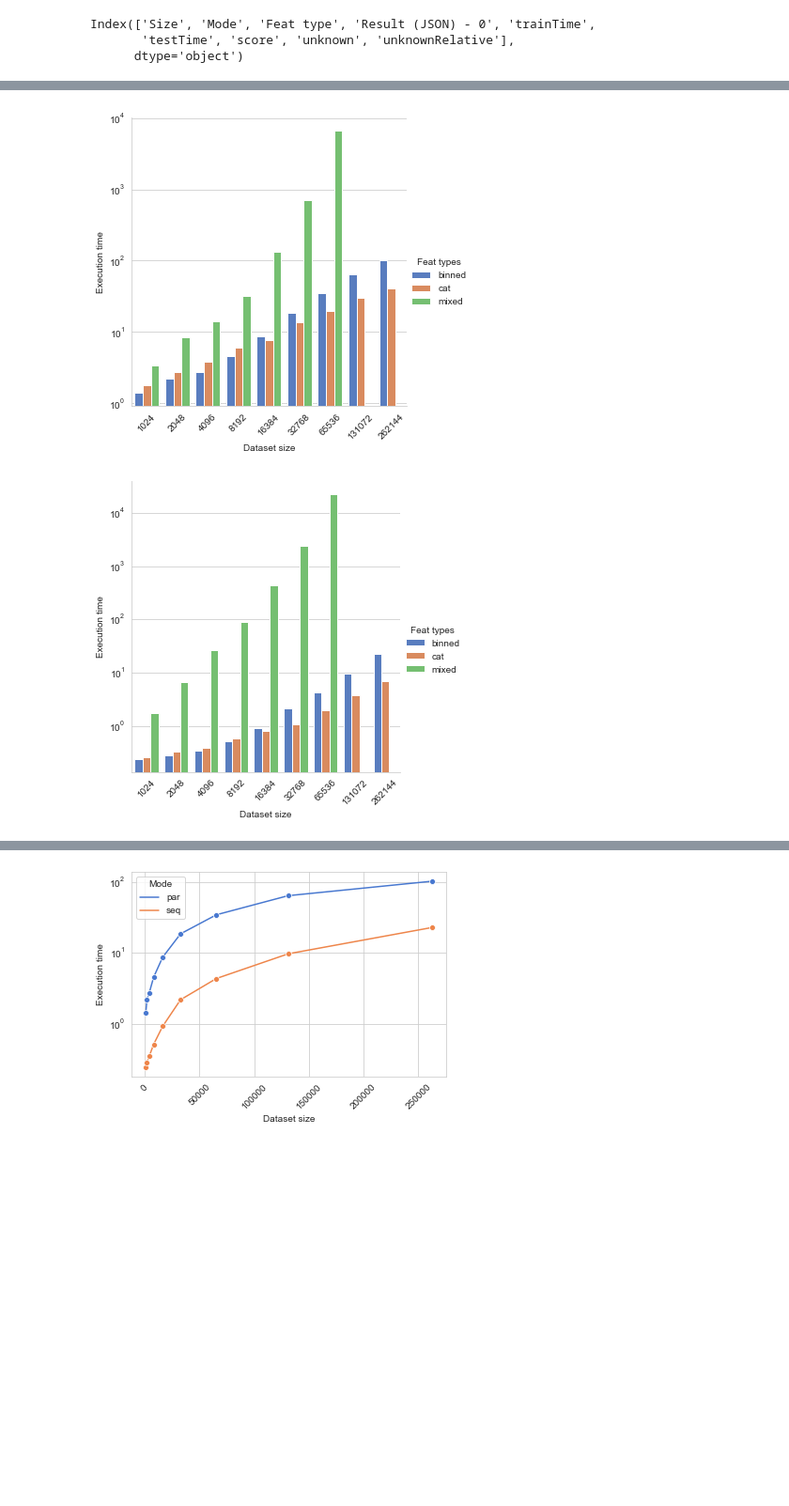
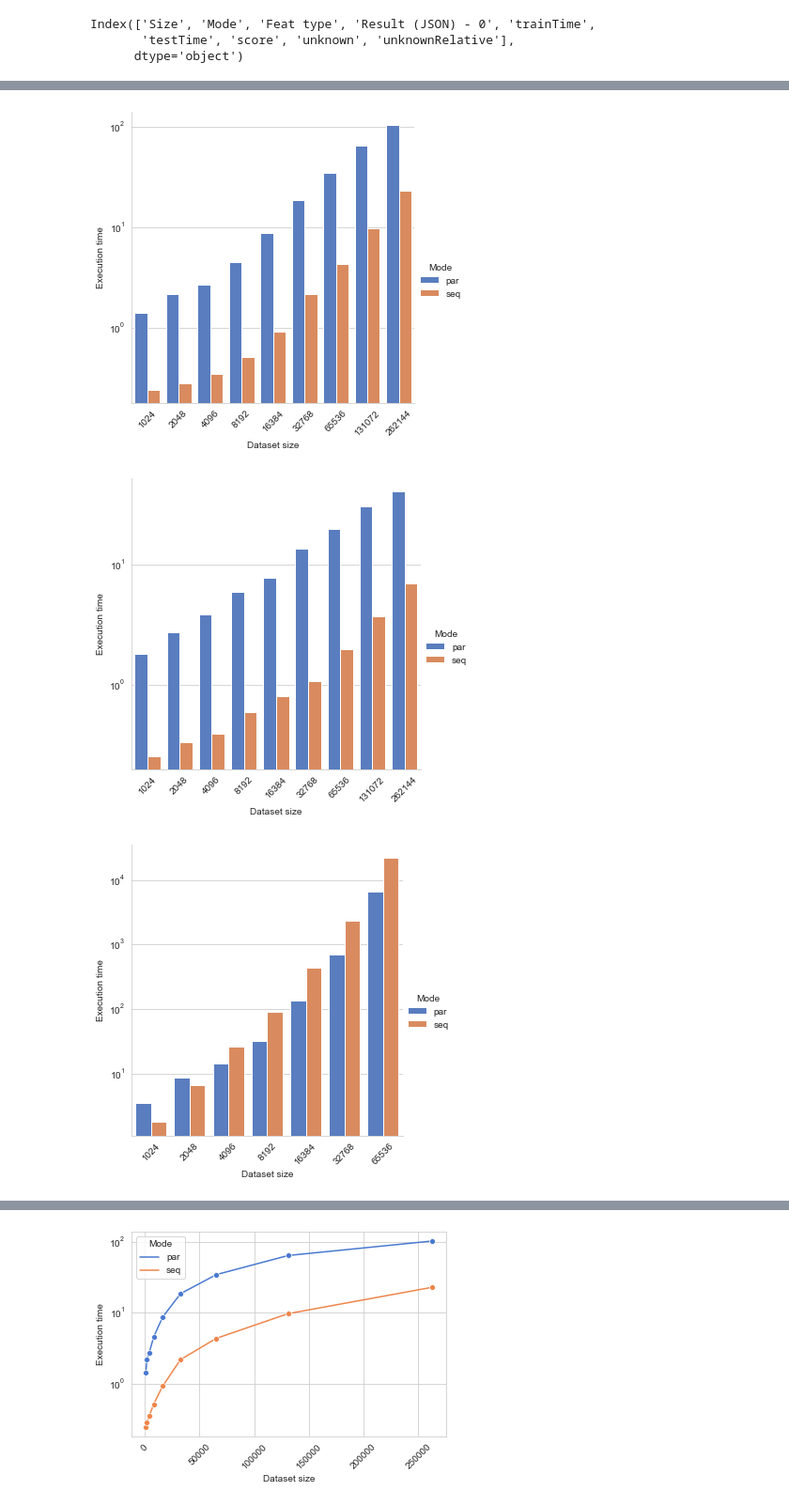
Before and after one commit to alejack9/Accident-Severity-Prediction-Map-Reduce, a Jupyter notebook: scripts/results.ipynb, the cells around one changed output, grey strips where cells are left out. Shown at 94% size. Cells and saved outputs as stored; diff of their text form; code cells hidden in the pictures; blank space fills up the shorter version.

```diff
--- a/scripts/results.ipynb
+++ b/scripts/results.ipynb
@@ -186,25 +168,12 @@ for feat_type in par_seq_df["Feat type"].unique():
-# %%
-for mode in par_seq_df["Mode"].unique():
-    sns.set_style("whitegrid")
-
-    # bar plot no of nodes on x,exec time in seconds on y, legends num instances
-    # Draw a nested barplot by species and sex
-    g = sns.catplot(
-        data=par_seq_df.loc[par_seq_df["Mode"] == mode] , kind="bar",
-        errorbar=None,
-        x="Size", y="trainTime", hue="Feat type",
-        legend="full", palette="muted")
-
-    g.set(yscale="log")
-
-    plt.xticks(rotation=45)
-
-    g.set_axis_labels("Dataset size", "Execution time")
-    g.legend.set_title("Feat types")
-
-    g.figure.savefig(f"{plots_dir}{mode}_BAR.png", dpi=1200, bbox_inches='tight')
-
-    plt.show()
-# %% [output]
-[figure, removed]
-[figure, removed]
+# %%
+for feat_type in par_seq_df["Feat type"].unique():
+    get_cat_plot(
+        par_seq_df.loc[par_seq_df["Feat type"] == feat_type],
+        "Size","trainTime", "Mode",
+        "Dataset size", "Execution time",
+        "Mode",
+        f"{plots_dir}seq_par_{feat_type}_BAR.png")
+# %% [output]
+[figure, added]
+[figure, added]
+[figure, added]
```
Also changed, not shown: parts of 36 cells of this notebook, 4 other files.
